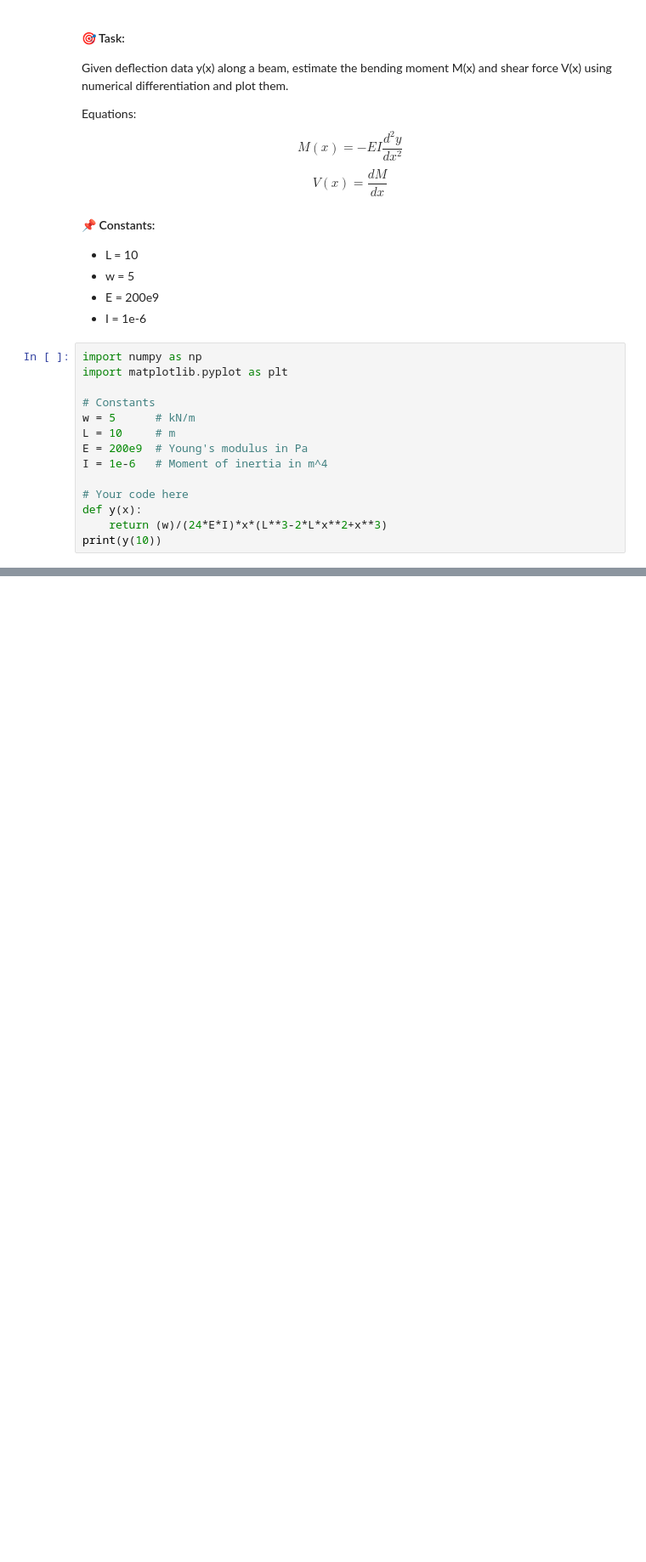
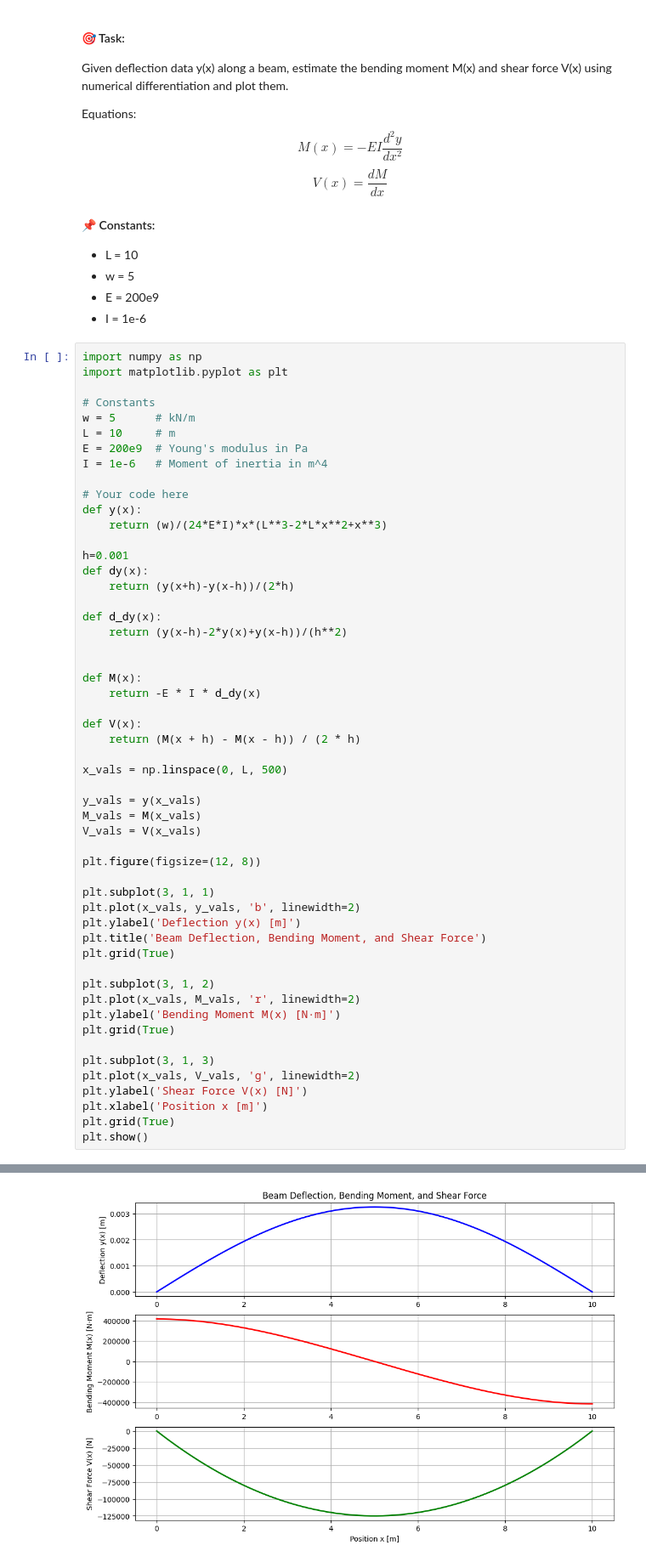
Before and after one commit to JakeC05/Engineering-Methods, a Jupyter notebook: Lecture 10_Interpolation_Differentiation.ipynb, the cells around one changed output, grey strips where cells are left out. Shown: that part at 85% size. Drawn from its saved outputs; the diff is of its cells as text; blank space fills up the shorter version.

```diff
--- a/Lecture 10_Interpolation_Differentiation.ipynb
+++ b/Lecture 10_Interpolation_Differentiation.ipynb
@@ -142,5 +157,44 @@ I = 1e-6   # Moment of inertia in m^4
 # Your code here
 def y(x):
     return (w)/(24*E*I)*x*(L**3-2*L*x**2+x**3)
-print(y(10))
+
+h=0.001
+def dy(x):
+    return (y(x+h)-y(x-h))/(2*h)
+
+def d_dy(x):
+    return (y(x-h)-2*y(x)+y(x-h))/(h**2)
+
+
+def M(x):
+    return -E * I * d_dy(x)
+
+def V(x):
+    return (M(x + h) - M(x - h)) / (2 * h)
+
+x_vals = np.linspace(0, L, 500)
+
+y_vals = y(x_vals)
+M_vals = M(x_vals)
+V_vals = V(x_vals)
+
+plt.figure(figsize=(12, 8))
+
+plt.subplot(3, 1, 1)
+plt.plot(x_vals, y_vals, 'b', linewidth=2)
+plt.ylabel('Deflection y(x) [m]')
+plt.title('Beam Deflection, Bending Moment, and Shear Force')
+plt.grid(True)
+
+plt.subplot(3, 1, 2)
+plt.plot(x_vals, M_vals, 'r', linewidth=2)
+plt.ylabel('Bending Moment M(x) [N·m]')
+plt.grid(True)
+
+plt.subplot(3, 1, 3)
+plt.plot(x_vals, V_vals, 'g', linewidth=2)
+plt.ylabel('Shear Force V(x) [N]')
+plt.xlabel('Position x [m]')
+plt.grid(True)
+plt.show()
 # %% [output]
@@ -148,3 +201,4 @@ print(y(10))
+[figure, added]
 # %% [markdown]
 
 ## 4. Ordinary Differential Equations - Initial Value Problems
```
Also changed, not shown: parts of 3 cells of this notebook.
